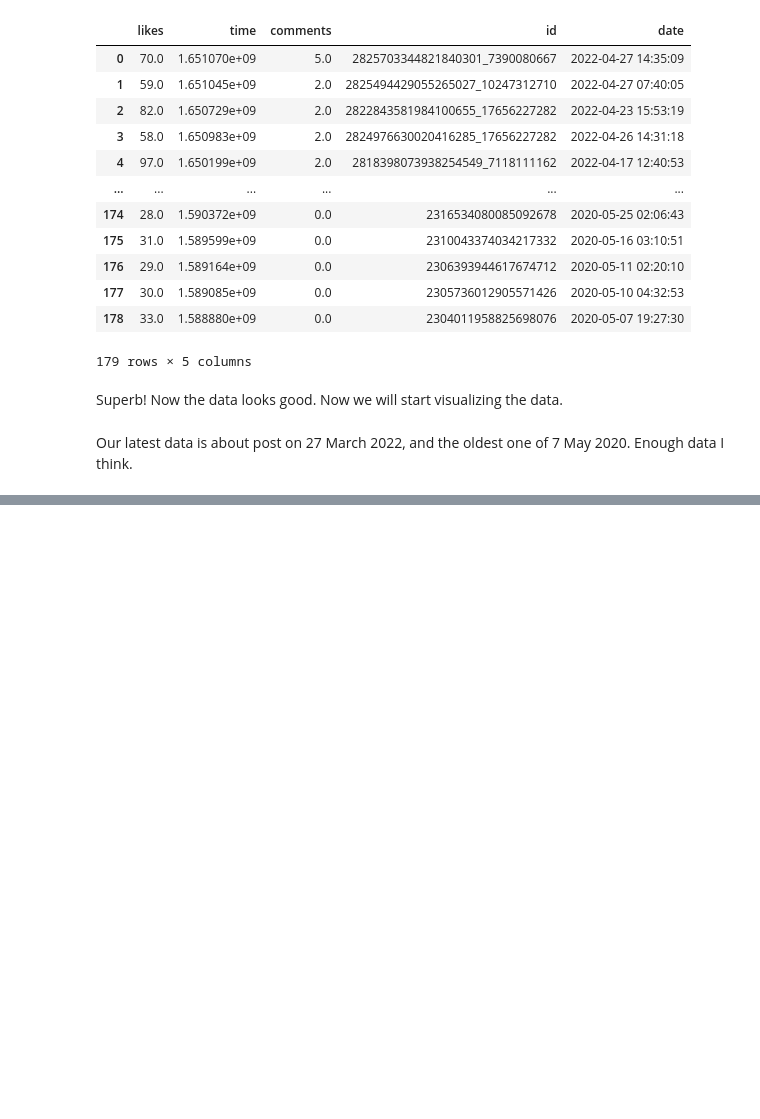
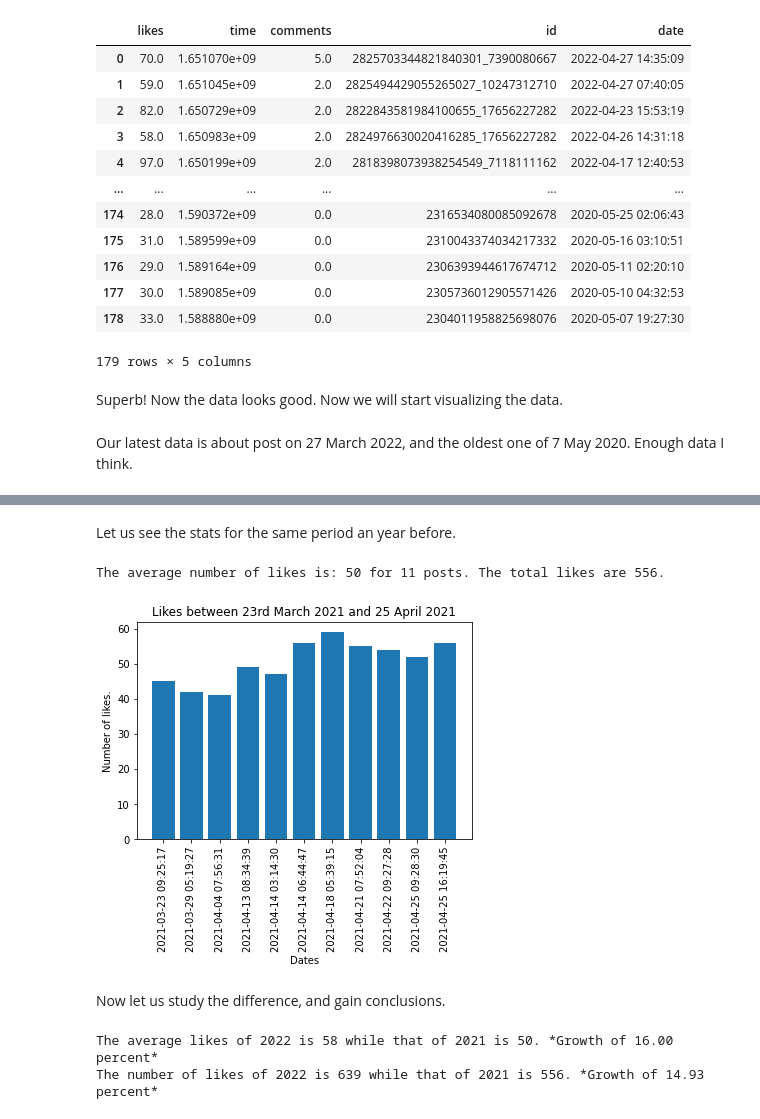
Before and after one commit to ayushanand18/short-codes-science, a Jupyter notebook: ISTE 2022 Insights/insights.ipynb, the cells around one changed output, grey strips where cells are left out. Saved outputs shown, nothing was run; the diff lists cells and outputs as text; code cells hidden in the pictures; blank space fills up the shorter version.

```diff
--- a/ISTE 2022 Insights/insights.ipynb
+++ b/ISTE 2022 Insights/insights.ipynb
@@ -324,0 +326,24 @@ NameError: name 'pyplot' is not defined
+# %% [markdown]
+Let us see the stats for the same period an year before.
+# %%
+od = _qc[(_qc["time"]>=1616491517) & (_qc["time"]<1619580906)]
+pyplot.title("Likes between 23rd March 2021 and 25 April 2021")
+pyplot.bar(range(len(od)),od['likes'].iloc[::-1])
+pyplot.xticks(range(len(od)),od['date'].iloc[::-1], rotation=90)
+pyplot.xlabel("Dates")
+pyplot.ylabel("Number of likes.")
+print("The average number of likes is: %d for %d posts. The total likes are %d."%(od['likes'].mean(),len(od),od['likes'].sum()))
+pyplot.show()
+# %% [output]
+The average number of likes is: 50 for 11 posts. The total likes are 556.
+[figure, added]
+# %% [markdown]
+Now let us study the difference, and gain conclusions.
+# %%
+_2022 = [58,11,639]
+_2021 = [50,11,556]
+print("The average likes of 2022 is %d while that of 2021 is %d. *Growth of %.2f percent*"%(_2022[0],_2021[0],(((_2022[0])-(_2021[0]))/_2021[0])*100))
+print("The number of likes of 2022 is %d while that of 2021 is %d. *Growth of %.2f percent*"%(_2022[2],_2021[2],(((_2022[2])-(_2021[2]))/_2021[2])*100))
+# %% [output]
+The average likes of 2022 is 58 while that of 2021 is 50. *Growth of 16.00 percent*
+The number of likes of 2022 is 639 while that of 2021 is 556. *Growth of 14.93 percent*
```
Also changed, not shown: parts of 2 cells of this notebook.
